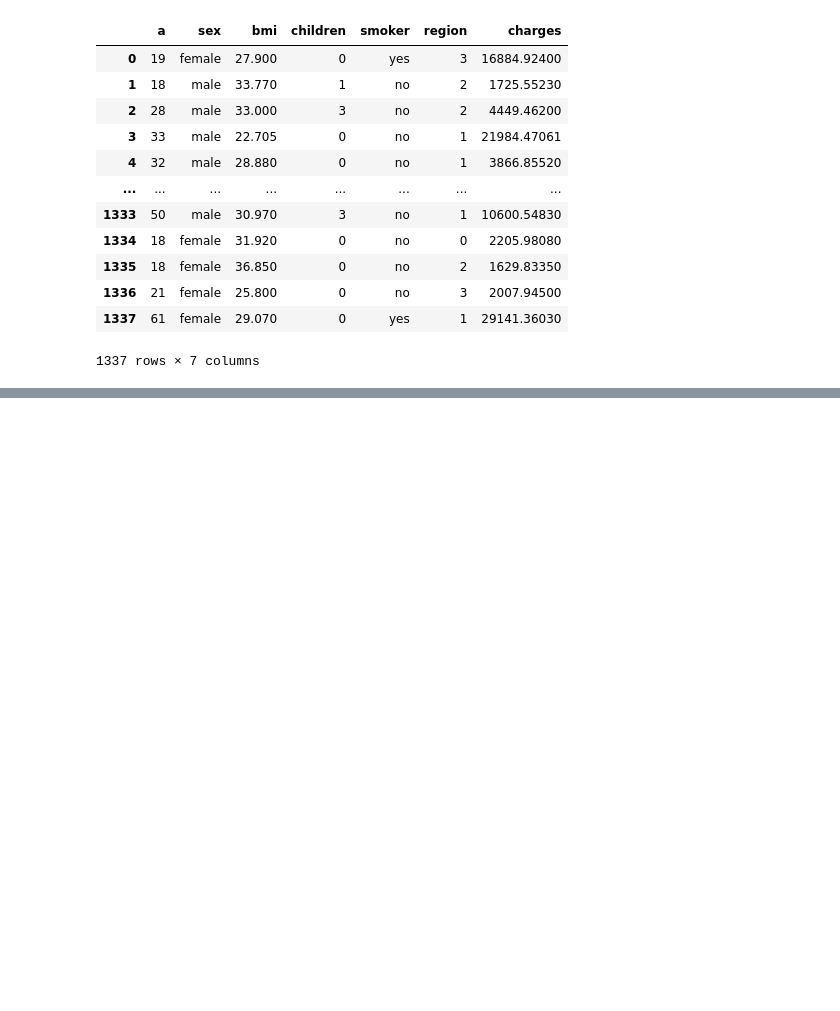
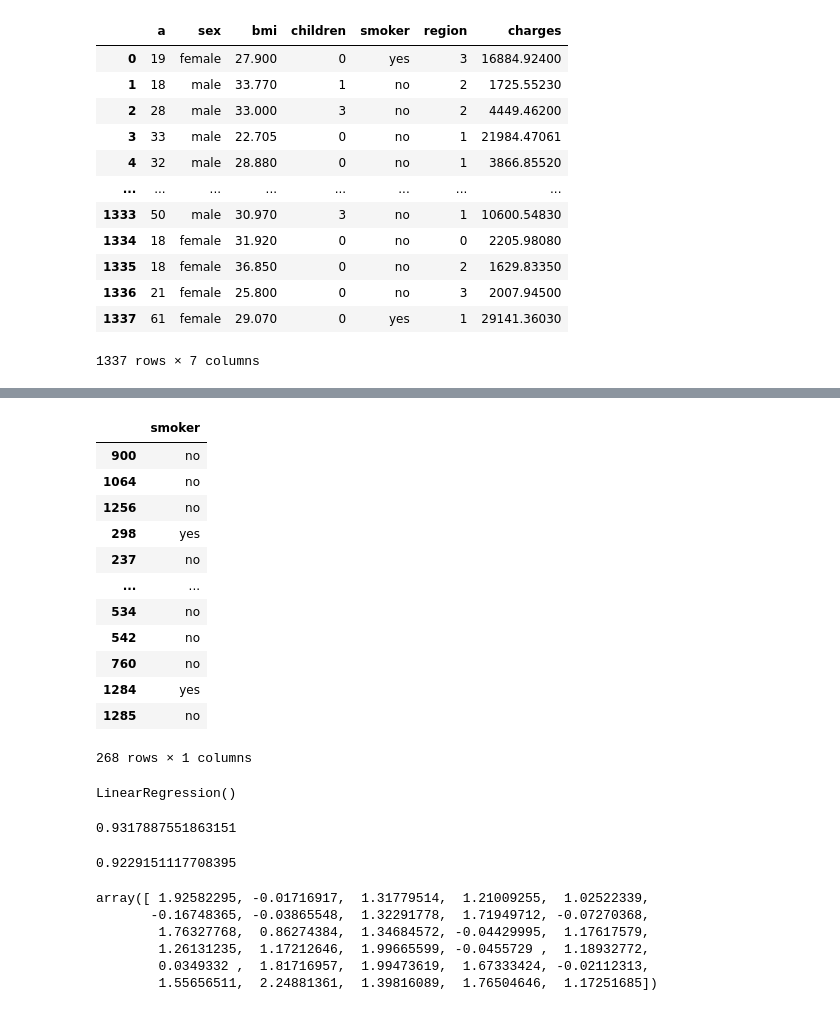
Before and after one commit to chandni8290/data-science-, a Jupyter notebook: insurance.ipynb, the cells around one changed output, grey strips where cells are left out. Drawn from its saved outputs; the diff is of its cells as text; code cells hidden in the pictures; blank space fills up the shorter version.

```diff
--- a/insurance.ipynb
+++ b/insurance.ipynb
@@ -411,0 +474,31 @@ clean_data
+# %%
+y_test
+# %% [output]
+|  | smoker |
+| 900 | no |
+| 1064 | no |
+| 1256 | no |
+| 298 | yes |
+| 237 | no |
+| ... | ... |
+| 534 | no |
+| 542 | no |
+| 760 | no |
+| 1284 | yes |
+| 1285 | no |
+268 rows × 1 columns
+# %%
+
+from sklearn.linear_model import LinearRegression
+lr = LinearRegression()
+lr.fit(x_train, y_train)
+# %% [output]
+LinearRegression()
+# %%
+lr.score(x_train, y_train)
+# %% [output]
+0.9317887551863151
+# %%
+lr.score(x_test, y_test)
+# %% [output]
+0.9229151117708395
@@ -411,0 +507,9 @@ clean_data
+# %%
+pred
+# %% [output]
+array([ 1.92582295, -0.01716917,  1.31779514,  1.21009255,  1.02522339,
+       -0.16748365, -0.03865548,  1.32291778,  1.71949712, -0.07270368,
+        1.76327768,  0.86274384,  1.34684572, -0.04429995,  1.17617579,
+        1.26131235,  1.17212646,  1.99665599, -0.0455729 ,  1.18932772,
+        0.0349332 ,  1.81716957,  1.99473619,  1.67333424, -0.02112313,
+        1.55656511,  2.24881361,  1.39816089,  1.76504646,  1.17251685])
```
Also changed, not shown: parts of 29 cells of this notebook.
